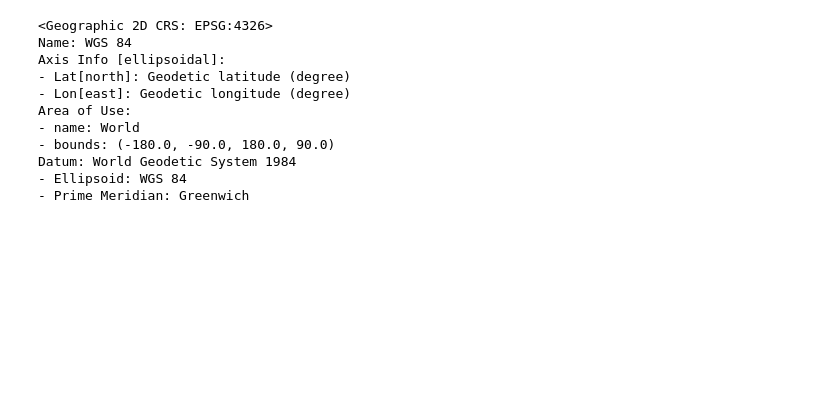
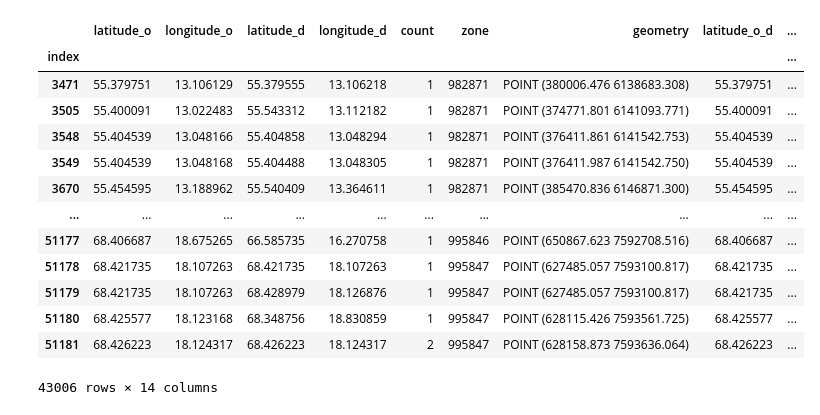
Before and after one commit to TheYuanLiao/individual_mobility_model, a Jupyter notebook: src/py/partition.ipynb, the cells around one changed output. Drawn from its saved outputs; the diff is of its cells as text; code cells hidden in the pictures; blank space fills up the shorter version.

```diff
--- a/src/py/partition.ipynb
+++ b/src/py/partition.ipynb
@@ -124,14 +210,26 @@ geopandas.clip(geolatlngodm, sweden)
-# %%
-sweden.crs
-# %% [output]
-<Geographic 2D CRS: EPSG:4326>
-Name: WGS 84
-Axis Info [ellipsoidal]:
-- Lat[north]: Geodetic latitude (degree)
-- Lon[east]: Geodetic longitude (degree)
-Area of Use:
-- name: World
-- bounds: (-180.0, -90.0, 180.0, 90.0)
-Datum: World Geodetic System 1984
-- Ellipsoid: WGS 84
-- Prime Meridian: Greenwich
+# %%
+geo_orig_zone = geopandas.overlay(geo_orig, shp, how='intersection')
+geo_dest_zone = geopandas.overlay(geo_dest, shp, how='intersection')
+# %%
+geo_orig_zone = geo_orig_zone.set_index('index')
+# %%
+geo_dest_zone = geo_dest_zone.set_index('index')
+# %%
+geo_combined = geo_orig_zone.join(geo_dest_zone, on='index', how='inner', rsuffix='_d')
+# %%
+geo_combined
+# %% [output]
+|  | latitude_o | longitude_o | latitude_d | longitude_d | count | zone | geometry | latitude_o_d | ... |
+| index |  |  |  |  |  |  |  |  | ... |
+| 3471 | 55.379751 | 13.106129 | 55.379555 | 13.106218 | 1 | 982871 | POINT (380006.476 6138683.308) | 55.379751 | ... |
+| 3505 | 55.400091 | 13.022483 | 55.543312 | 13.112182 | 1 | 982871 | POINT (374771.801 6141093.771) | 55.400091 | ... |
+| 3548 | 55.404539 | 13.048166 | 55.404858 | 13.048294 | 1 | 982871 | POINT (376411.861 6141542.753) | 55.404539 | ... |
+| 3549 | 55.404539 | 13.048168 | 55.404488 | 13.048305 | 1 | 982871 | POINT (376411.987 6141542.750) | 55.404539 | ... |
+| 3670 | 55.454595 | 13.188962 | 55.540409 | 13.364611 | 1 | 982871 | POINT (385470.836 6146871.300) | 55.454595 | ... |
+| ... | ... | ... | ... | ... | ... | ... | ... | ... | ... |
+| 51177 | 68.406687 | 18.675265 | 66.585735 | 16.270758 | 1 | 995846 | POINT (650867.623 7592708.516) | 68.406687 | ... |
+| 51178 | 68.421735 | 18.107263 | 68.421735 | 18.107263 | 1 | 995847 | POINT (627485.057 7593100.817) | 68.421735 | ... |
+| 51179 | 68.421735 | 18.107263 | 68.428979 | 18.126876 | 1 | 995847 | POINT (627485.057 7593100.817) | 68.421735 | ... |
+| 51180 | 68.425577 | 18.123168 | 68.348756 | 18.830859 | 1 | 995847 | POINT (628115.426 7593561.725) | 68.425577 | ... |
+| 51181 | 68.426223 | 18.124317 | 68.426223 | 18.124317 | 2 | 995847 | POINT (628158.873 7593636.064) | 68.426223 | ... |
+43006 rows × 14 columns
```
Also changed, not shown: parts of 40 cells of this notebook, 3 other files.
